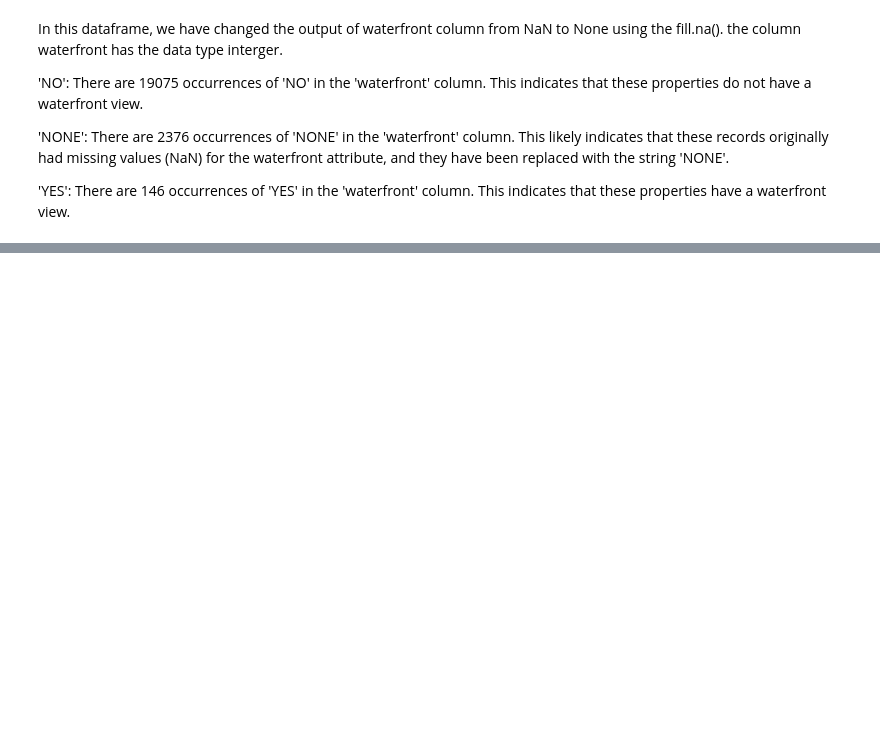
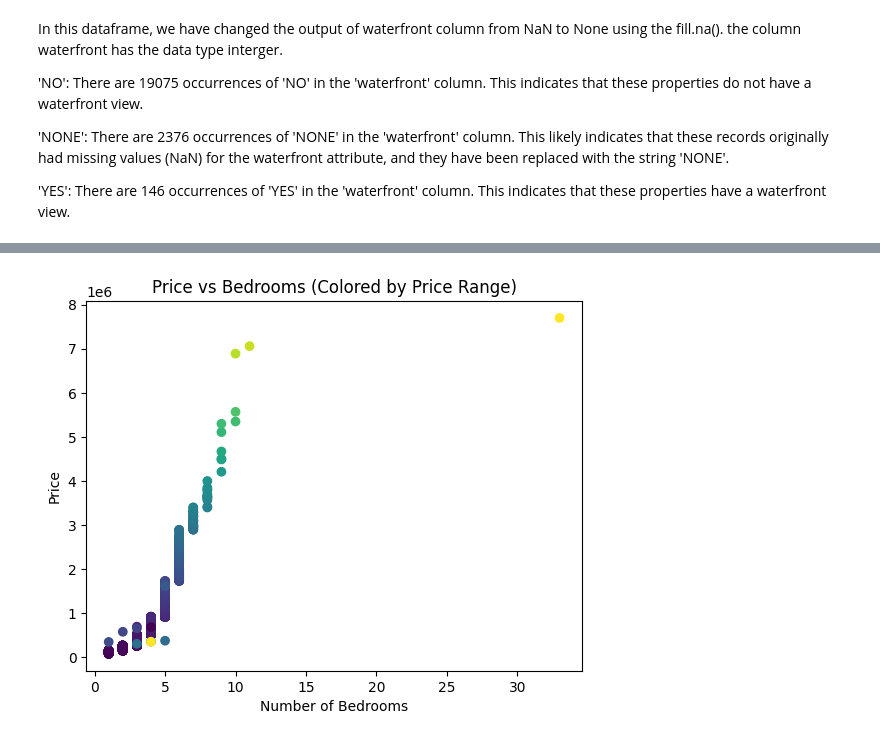
Before and after one commit to Kamaukaguru/Phase2-project-Grp6, a Jupyter notebook: student.ipynb, the cells around one changed output, grey strips where cells are left out. Cells and saved outputs as stored; diff of their text form; code cells hidden in the pictures; blank space fills up the shorter version.

```diff
--- a/student.ipynb
+++ b/student.ipynb
@@ -360,0 +509,3 @@ the column waterfront has the data type interger.
+# %%
+sorted_df_bedrooms = df.sort_values(by=['bedrooms'])
+sorted_df_bedrooms['bedrooms']
@@ -360,0 +525,22 @@ the column waterfront has the data type interger.
+# %%
+plt.scatter(sorted_df_bedrooms['bedrooms'], sorted_df_price['price'], c=sorted_df_price['price'])
+
+color_ranges = [0, 1, 2, 3, 4]  # Define price ranges for coloring
+colors = ['red', 'yellow','orange', 'green']  # Define colors for each range
+
+# Create a colormap based on price ranges and colors
+cmap = plt.cm.get_cmap('coolwarm')  # Or any other colormap you prefer
+norm = plt.Normalize(vmin=min(color_ranges), vmax=max(color_ranges))
+sm = plt.cm.ScalarMappable(cmap=cmap, norm=norm)
+sm.set_array([])
+
+# Color points based on price ranges
+plt.scatter(sorted_df_bedrooms['bedrooms'].sample(10), sorted_df_price['price'].sample(10), c=norm(sorted_df_price['price'].sample(10)))
+#plt.colorbar(sm, label='Floor Range')  # Add a colorbar legend
+
+plt.xlabel('Number of Bedrooms')
+plt.ylabel('Price')
+plt.title('Price vs Bedrooms (Colored by Price Range)')
+plt.show()
+# %% [output]
+[figure, added]
```
Also changed, not shown: parts of 29 cells of this notebook.
